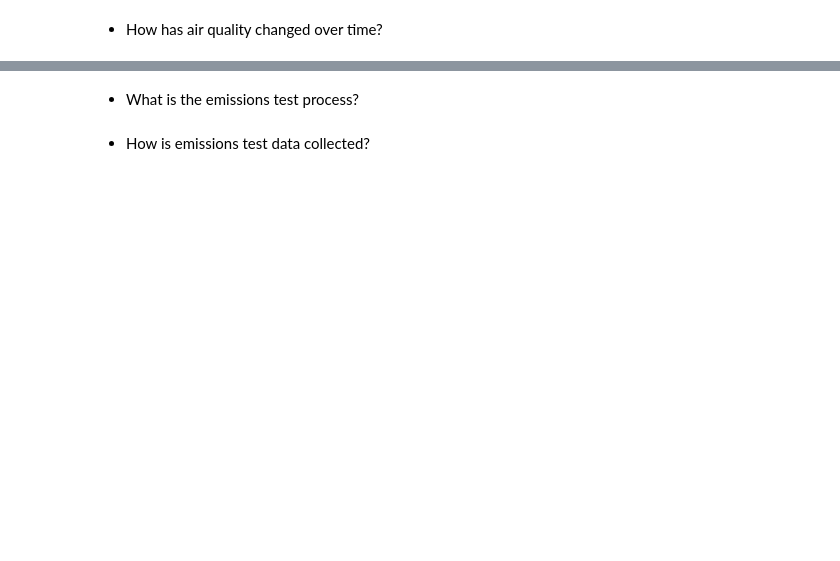
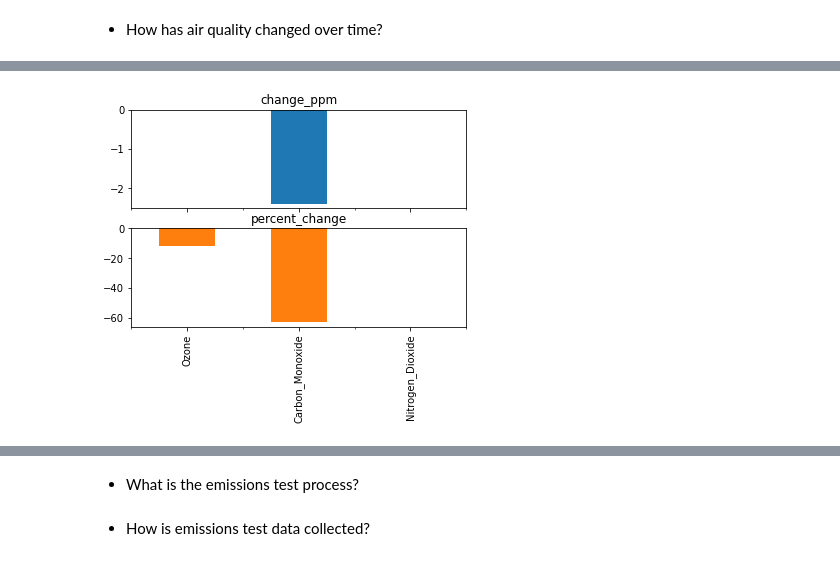
Before and after one commit to hanbo-e/wimlds_emissions, a Jupyter notebook: notebooks/eeva_tech_handover.ipynb, the cells around one changed output, grey strips where cells are left out. Drawn from its saved outputs; the diff is of its cells as text; code cells hidden in the pictures; blank space fills up the shorter version.

```diff
--- a/notebooks/eeva_tech_handover.ipynb
+++ b/notebooks/eeva_tech_handover.ipynb
@@ -31,2 +31,31 @@ df
 # %% [markdown]
 * How has air quality changed over time?
+# %%
+#Change in Ozone levels (Parts per million)
+level_ozone_2000 = 0.075
+level_ozone_2015 = 0.066
+change_ozone = round(level_ozone_2015 - level_ozone_2000, 4)
+
+#Change in Carbon Monoxide levels (Parts per million)
+level_CO_2000 = 3.8
+level_CO_2015 = 1.4
+change_CO = round(level_CO_2015 - level_CO_2000, 4)
+
+#Change in Nitrogen Dioxide levels (Parts per billion)
+level_NO_2000 = 65
+level_NO_2015 = 45
+change_NO = level_NO_2015 - level_NO_2000
+#convert to ppm
+change_NO = change_NO/1000
+
+#Percent change Ozone
+percent_ozone = round(change_ozone/level_ozone_2000 * 100, 4)
+percent_CO = round(change_CO/level_CO_2000 * 100, 4)
+precent_NO = round(change_NO/level_NO_2000 * 100, 4)
+
+data = {"change_ppm": [change_ozone, change_CO, change_NO], "percent_change": [percent_ozone, percent_CO, precent_NO]}
+df_change = pd.DataFrame(data = data, index = ["Ozone", "Carbon_Monoxide", "Nitrogen_Dioxide"])
+print("Change in three air pollutants from 2000 to 2015 in Albuquerque")
+df_change
+#resources
+# City of Albuquerque, https://www.cabq.gov/airquality/trends
@@ -32,0 +68,5 @@ df
+# %%
+df_change.plot(kind='bar', subplots=True, legend=False)
+None
+# %% [output]
+[figure, added]
```
Also changed, not shown: parts of 9 cells of this notebook.
